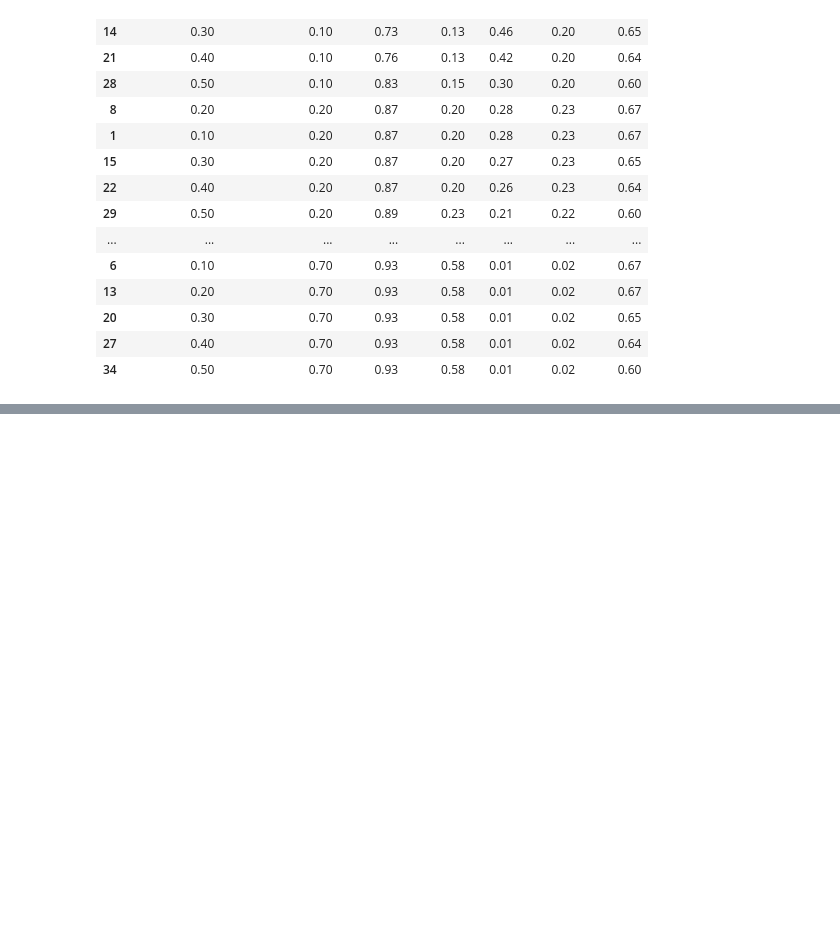
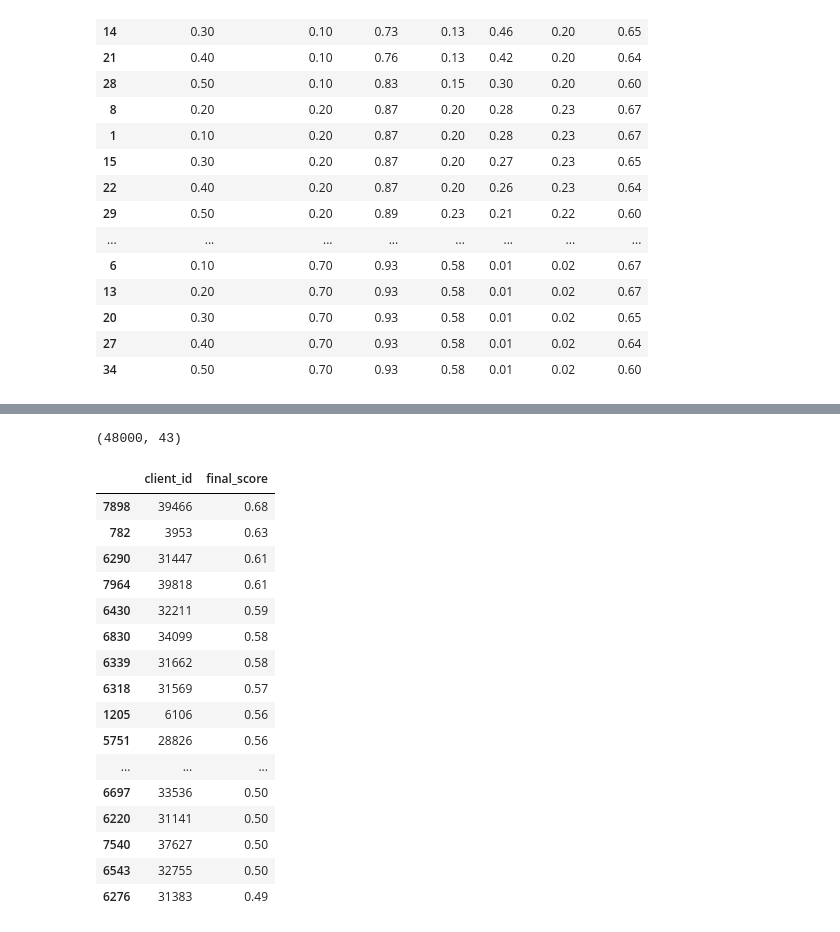
Before and after one commit to FederCO23/Term_Deposit_Marketing_-_tpx4U1BHhRR0IUm9, a Jupyter notebook: TermDepositMarketing.ipynb, the cells around one changed output, grey strips where cells are left out. Cells and saved outputs as stored; diff of their text form; code cells hidden in the pictures; blank space fills up the shorter version.

Commit message:
Add the pipeline and the campaign lists

```diff
--- a/TermDepositMarketing.ipynb
+++ b/TermDepositMarketing.ipynb
@@ -1206,3 +1190,12 @@ def two_stage_pipeline_predict(df, model_stage1, model_stage2, pre_call_features
     df['final_score'] = df['final_score'].fillna(0.0)
 
     return df
+# %%
+# Final resample for full training set
+X_resampled_stage1, y_resampled_stage1 = pipeline.fit_resample(X_train[pre_call_features], y_train)
+X_resampled_stage2, y_resampled_stage2 = pipeline.fit_resample(X_train[before_call_features], y_train)
+
+# Train models
+with suppress_output():
+    pre_step1A_model = LGBMClassifier(random_state=seed).fit(X_resampled_stage1, y_resampled_stage1)
+    pre_step1B_model = RandomForestClassifier(random_state=seed).fit(X_resampled_stage2, y_resampled_stage2)
@@ -1362,0 +1382,43 @@ final_lead_ranking[final_lead_ranking['final_score'] > .50].shape[0]
+# %%
+# Apply to test set
+test_variants = pd.concat([generate_campaign_variants(row) for _, row in X_test.iterrows()], ignore_index=True)
+# %%
+test_variants.shape
+# %% [output]
+(48000, 43)
+# %%
+df_preds = two_stage_pipeline_predict(
+    test_variants,
+    pre_step1A_model,
+    pre_step1B_model,
+    pre_call_features,
+    before_call_features
+)
+
+# Add simulated 'client id' (repeat each index 6 times)
+df_preds['client_id'] = np.repeat(X_test.index, len(contact_options) * len(day_group_options))
+# %%
+# Get the best scenario per client (max predicted final_score)
+top_scenarios = df_preds.groupby('client_id').apply(lambda df: df.loc[df['final_score'].idxmax()]).reset_index(drop=True)
+# %%
+# Sort and display top candidates
+top_candidates = top_scenarios.sort_values(by='final_score', ascending=False)
+top_candidates[['client_id', 'final_score']].head(30)
+# %% [output]
+|  | client_id | final_score |
+| 7898 | 39466 | 0.68 |
+| 782 | 3953 | 0.63 |
+| 6290 | 31447 | 0.61 |
+| 7964 | 39818 | 0.61 |
+| 6430 | 32211 | 0.59 |
+| 6830 | 34099 | 0.58 |
+| 6339 | 31662 | 0.58 |
+| 6318 | 31569 | 0.57 |
+| 1205 | 6106 | 0.56 |
+| 5751 | 28826 | 0.56 |
+| ... | ... | ... |
+| 6697 | 33536 | 0.50 |
+| 6220 | 31141 | 0.50 |
+| 7540 | 37627 | 0.50 |
+| 6543 | 32755 | 0.50 |
+| 6276 | 31383 | 0.49 |
```
Also changed, not shown: parts of 18 cells of this notebook.
